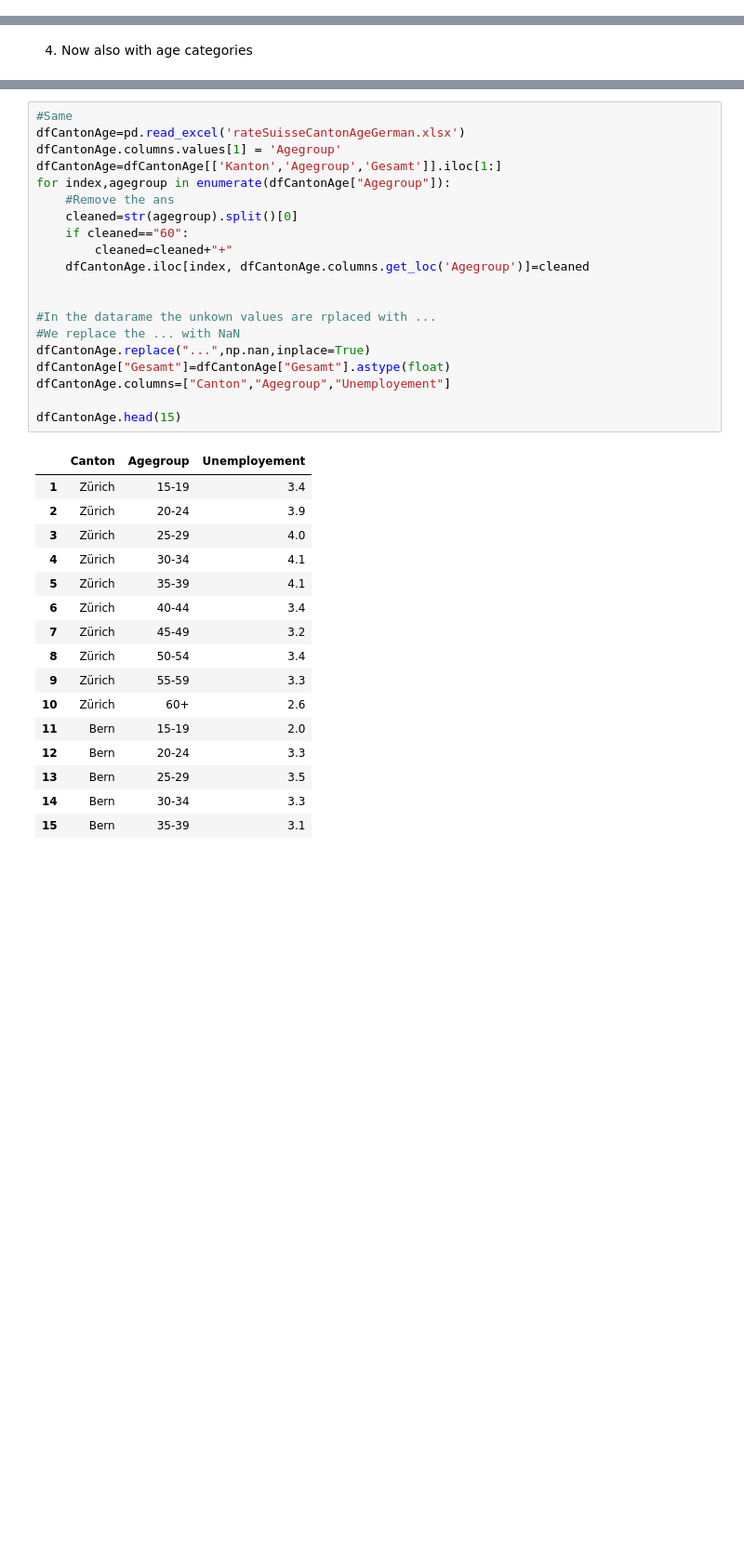
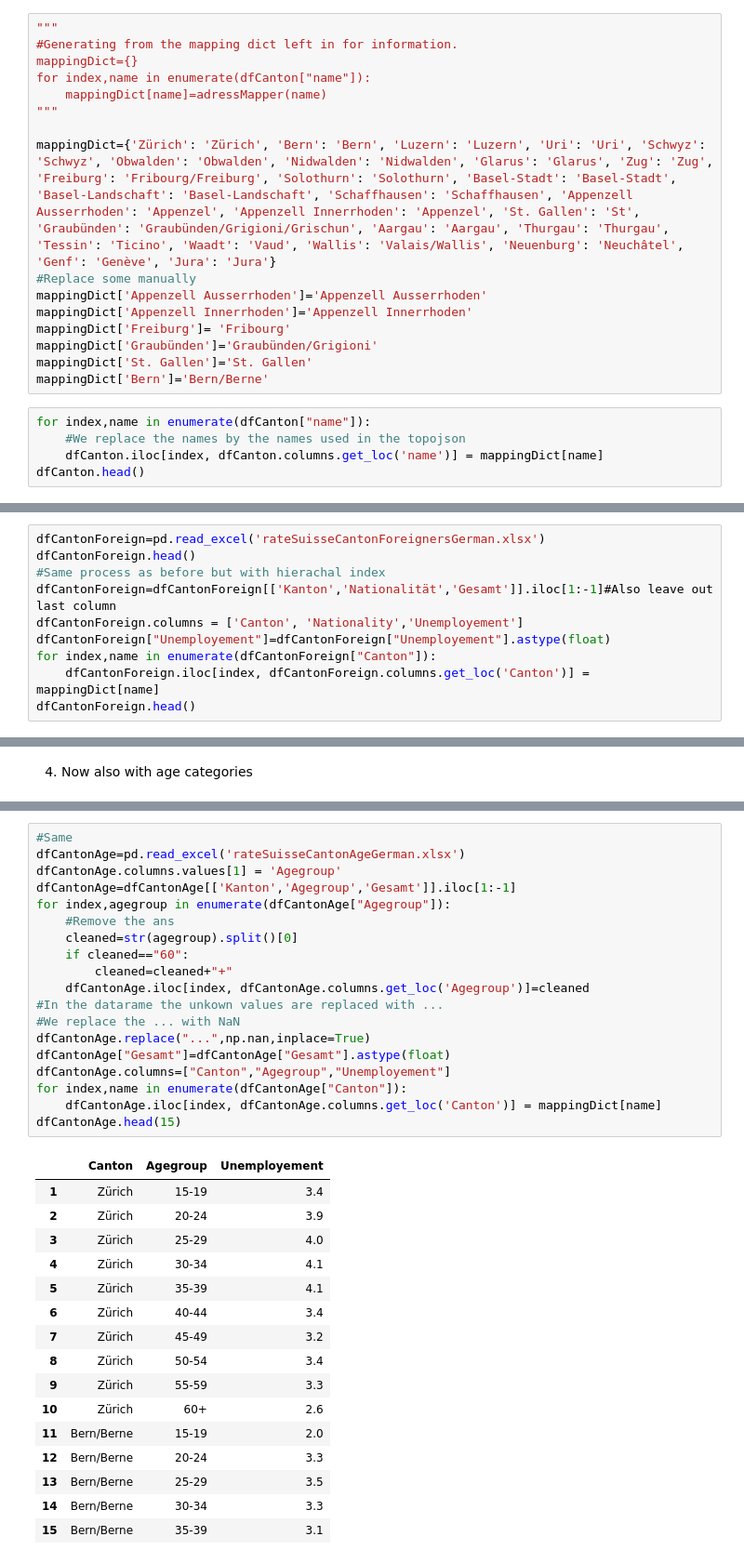
Before and after one commit to a3VonG/testrepoada, a Jupyter notebook: homework3/task3_claas_adriaan.ipynb, the cells around one changed output, grey strips where cells are left out. Shown at 93% size. Saved outputs shown, nothing was run; the diff lists cells and outputs as text; blank space fills up the shorter version.

```diff
--- a/homework3/task3_claas_adriaan.ipynb
+++ b/homework3/task3_claas_adriaan.ipynb
@@ -219,0 +143,21 @@ dfCanton
+# %%
+"""
+#Generating from the mapping dict left in for information.
+mappingDict={}
+for index,name in enumerate(dfCanton["name"]):
+    mappingDict[name]=adressMapper(name)
+"""
+
+mappingDict={'Zürich': 'Zürich', 'Bern': 'Bern', 'Luzern': 'Luzern', 'Uri': 'Uri', 'Schwyz': 'Schwyz', 'Obwalden': 'Obwalden', 'Nidwalden': 'Nidwalden', 'Glarus': 'Glarus', 'Zug': 'Zug', 'Freiburg': 'Fribourg/Freiburg', 'Solothurn': 'Solothurn', 'Basel-Stadt': 'Basel-Stadt', 'Basel-Landschaft': 'Basel-Landschaft', 'Schaffhausen': 'Schaffhausen', 'Appenzell Ausserrhoden': 'Appenzel', 'Appenzell Innerrhoden': 'Appenzel', 'St. Gallen': 'St', 'Graubünden': 'Graubünden/Grigioni/Grischun', 'Aargau': 'Aargau', 'Thurgau': 'Thurgau', 'Tessin': 'Ticino', 'Waadt': 'Vaud', 'Wallis': 'Valais/Wallis', 'Neuenburg': 'Neuchâtel', 'Genf': 'Genève', 'Jura': 'Jura'}
+#Replace some manually
+mappingDict['Appenzell Ausserrhoden']='Appenzell Ausserrhoden'
+mappingDict['Appenzell Innerrhoden']='Appenzell Innerrhoden'
+mappingDict['Freiburg']= 'Fribourg'
+mappingDict['Graubünden']='Graubünden/Grigioni'
+mappingDict['St. Gallen']='St. Gallen'
+mappingDict['Bern']='Bern/Berne'
+# %%
+for index,name in enumerate(dfCanton["name"]):
+    #We replace the names by the names used in the topojson
+    dfCanton.iloc[index, dfCanton.columns.get_loc('name')] = mappingDict[name]
+dfCanton.head()
@@ -259,0 +200,10 @@ s
+# %%
+dfCantonForeign=pd.read_excel('rateSuisseCantonForeignersGerman.xlsx')
+dfCantonForeign.head()
+#Same process as before but with hierachal index
+dfCantonForeign=dfCantonForeign[['Kanton','Nationalität','Gesamt']].iloc[1:-1]#Also leave out last column
+dfCantonForeign.columns = ['Canton', 'Nationality','Unemployement']
+dfCantonForeign["Unemployement"]=dfCantonForeign["Unemployement"].astype(float)
+for index,name in enumerate(dfCantonForeign["Canton"]):
+    dfCantonForeign.iloc[index, dfCantonForeign.columns.get_loc('Canton')] = mappingDict[name]
+dfCantonForeign.head()
@@ -329,37 +263,36 @@ dftem.head(4)
 # %%
 #Same
 dfCantonAge=pd.read_excel('rateSuisseCantonAgeGerman.xlsx')
 dfCantonAge.columns.values[1] = 'Agegroup'
-dfCantonAge=dfCantonAge[['Kanton','Agegroup','Gesamt']].iloc[1:]
+dfCantonAge=dfCantonAge[['Kanton','Agegroup','Gesamt']].iloc[1:-1]
 for index,agegroup in enumerate(dfCantonAge["Agegroup"]):
     #Remove the ans
     cleaned=str(agegroup).split()[0]
     if cleaned=="60":
         cleaned=cleaned+"+"
     dfCantonAge.iloc[index, dfCantonAge.columns.get_loc('Agegroup')]=cleaned
-
-
-#In the datarame the unkown values are rplaced with ...
+#In the datarame the unkown values are replaced with ...
 #We replace the ... with NaN
 dfCantonAge.replace("...",np.nan,inplace=True)
 dfCantonAge["Gesamt"]=dfCantonAge["Gesamt"].astype(float)
 dfCantonAge.columns=["Canton","Agegroup","Unemployement"]
-
+for index,name in enumerate(dfCantonAge["Canton"]):
+    dfCantonAge.iloc[index, dfCantonAge.columns.get_loc('Canton')] = mappingDict[name]
 dfCantonAge.head(15)
 # %% [output]
 |  | Canton | Agegroup | Unemployement |
 | 1 | Zürich | 15-19 | 3.4 |
 | 2 | Zürich | 20-24 | 3.9 |
 | 3 | Zürich | 25-29 | 4.0 |
 | 4 | Zürich | 30-34 | 4.1 |
 | 5 | Zürich | 35-39 | 4.1 |
 | 6 | Zürich | 40-44 | 3.4 |
 | 7 | Zürich | 45-49 | 3.2 |
 | 8 | Zürich | 50-54 | 3.4 |
 | 9 | Zürich | 55-59 | 3.3 |
 | 10 | Zürich | 60+ | 2.6 |
-| 11 | Bern | 15-19 | 2.0 |
-| 12 | Bern | 20-24 | 3.3 |
-| 13 | Bern | 25-29 | 3.5 |
-| 14 | Bern | 30-34 | 3.3 |
-| 15 | Bern | 35-39 | 3.1 |
+| 11 | Bern/Berne | 15-19 | 2.0 |
+| 12 | Bern/Berne | 20-24 | 3.3 |
+| 13 | Bern/Berne | 25-29 | 3.5 |
+| 14 | Bern/Berne | 30-34 | 3.3 |
+| 15 | Bern/Berne | 35-39 | 3.1 |
```
Also changed, not shown: parts of 42 cells of this notebook, 4 other files.
